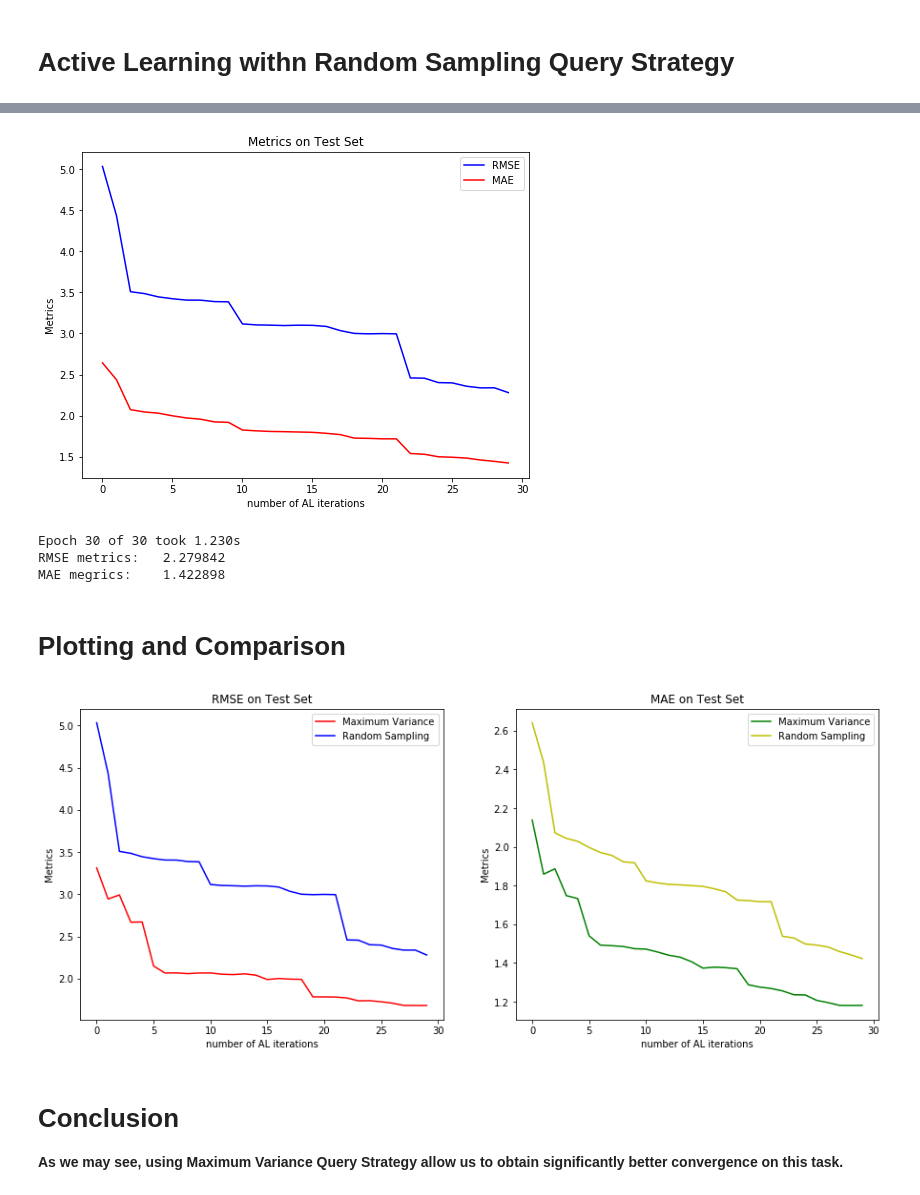
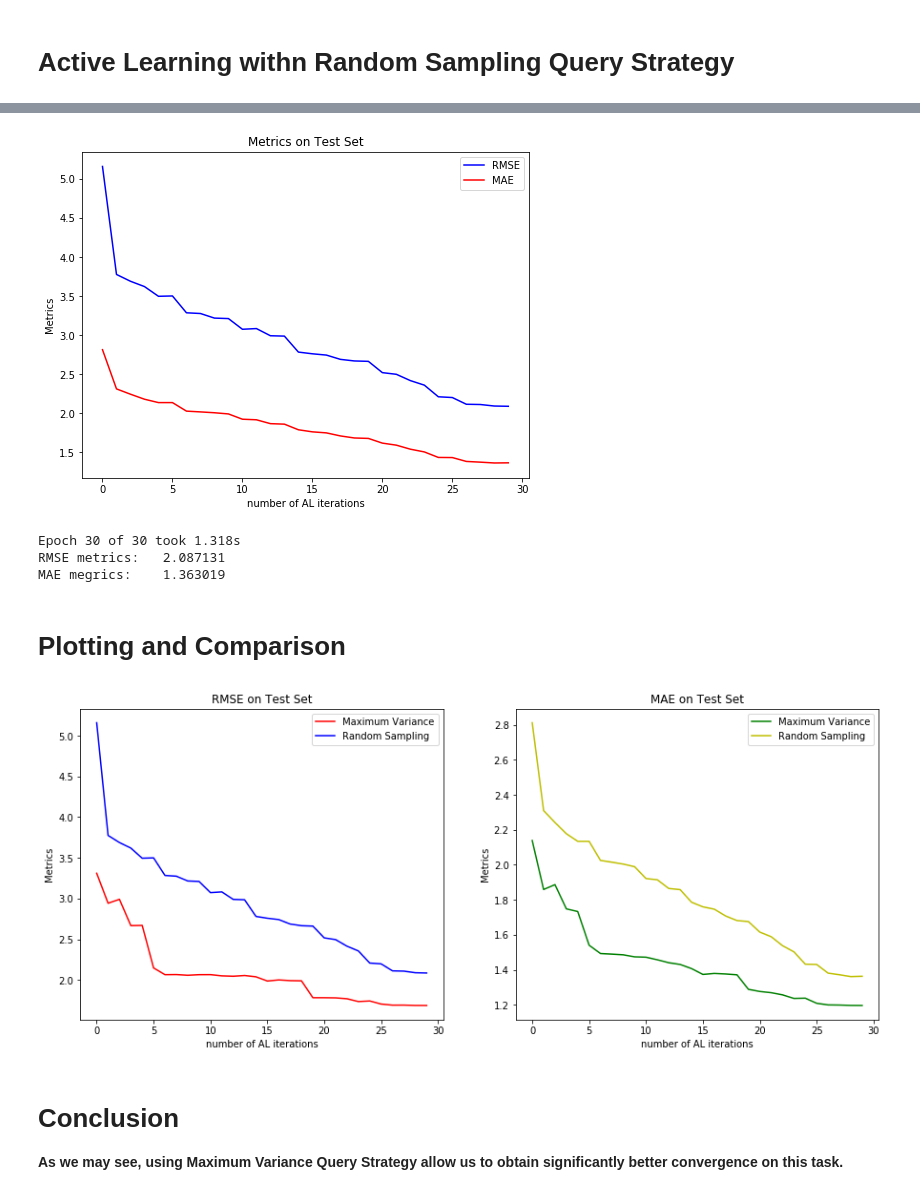
Before and after one commit to MSergeyV/Efficient-Deep-Active-Learning, a Jupyter notebook: EDAL_Rosenbrock2D.ipynb, the cells around one changed output, grey strips where cells are left out. Cells and saved outputs as stored; diff of their text form; code cells hidden in the pictures.

```diff
--- a/EDAL_Rosenbrock2D.ipynb
+++ b/EDAL_Rosenbrock2D.ipynb
@@ -280,8 +283,10 @@ for budget_iter in range(0, budget):
                                                                q_batch, mode)
 
     else:
-        query_points, query_time = Max_Variance_Query_Function(model, likelihood, X_pool_copy,
-                                                               len(X_pool_copy), mode)
+        ##TO DO
+        # Add the right time
+        ##
+        query_points, query_time = torch.arange(0, len(X_pool_copy)), times[-1]
 
 
     times.append(query_time)
@@ -351,7 +356,7 @@ for budget_iter in range(0, budget):
 
     # Then we print the results for this epoch:
     print("Epoch {} of {} took {:.3f}s".format(budget_iter + 1,
-            np.minimum(math.ceil(len(X_pool) // q_batch), budget),
+            np.minimum(math.ceil(len(X_pool) / q_batch), budget),
             time.time() - al_start_time))
     print("RMSE metrics: \t{:.6f}".format(rmse_metrics[-1]))
     print("MAE megrics: \t{:.6f}".format(mae_metrics[-1]))
@@ -435,10 +440,13 @@ for budget_iter in range(0, budget):
 
     # Get query points
     if q_batch < len(X_pool_copy):
-        query_points = torch.randint(low = 0, high = len(X_pool_copy), size = (q_batch, ))
+        query_points = torch.randperm(len(X_pool_copy))[:q_batch]
 
     else:
-        query_points = torch.randint(low = 0, high = len(X_pool_copy), size = (len(X_pool_copy), ))
+        ##TO DO
+        # Add the right time
+        ##
+        query_points, query_time = torch.arange(0, len(X_pool_copy)), times[-1]
 
 
     times.append(query_time)
@@ -490,38 +498,38 @@ for budget_iter in range(0, budget):
     mae_metrics.append(mae)
 
     print('Test RMSE: {}'.format(rmse))
     print('Test MAE: {}'.format(mae))
 
 
     # Visualize
     display.clear_output(wait=True)
     plt.figure(figsize=(8, 6))
 
     plt.title("Metrics on Test Set")
     plt.xlabel("number of AL iterations")
     plt.ylabel("Metrics")
     #plt.yscale('log')
     plt.plot(rmse_metrics, 'b', label = "RMSE")
     plt.plot(mae_metrics, 'r', label = "MAE")
     plt.legend()
     plt.show()
 
     # Then we print the results for this epoch:
     print("Epoch {} of {} took {:.3f}s".format(budget_iter + 1,
-            np.minimum(math.ceil(len(X_pool) // q_batch), budget),
+            np.minimum(math.ceil(len(X_pool) / q_batch), budget),
             time.time() - al_start_time))
     print("RMSE metrics: \t{:.6f}".format(rmse_metrics[-1]))
     print("MAE megrics: \t{:.6f}".format(mae_metrics[-1]))
 
     # Save
     #torch.save({'state_dict': model.state_dict()}, 'checkpoint.pth.tar')
     #np.save("train_loss_per_epoch", train_loss_per_epoch)
     #np.save("val_loss_per_epoch", val_loss_per_epoch)
 # %% [output]
-[figure, old version]
+[figure, new version]
-Epoch 30 of 30 took 1.230s
-RMSE metrics:   2.279842
-MAE megrics:    1.422898
+Epoch 30 of 30 took 1.318s
+RMSE metrics:   2.087131
+MAE megrics:    1.363019
 # %%
 RS_rmse_metrics = deepcopy(rmse_metrics)
 RS_mae_metrics = deepcopy(mae_metrics)
@@ -554,7 +562,7 @@ ax2.legend()
 
 plt.show()
 # %% [output]
-[figure, old version]
+[figure, new version]
 # %% [markdown]
 # Conclusion
 
```
Also changed, not shown: parts of 8 cells of this notebook.
